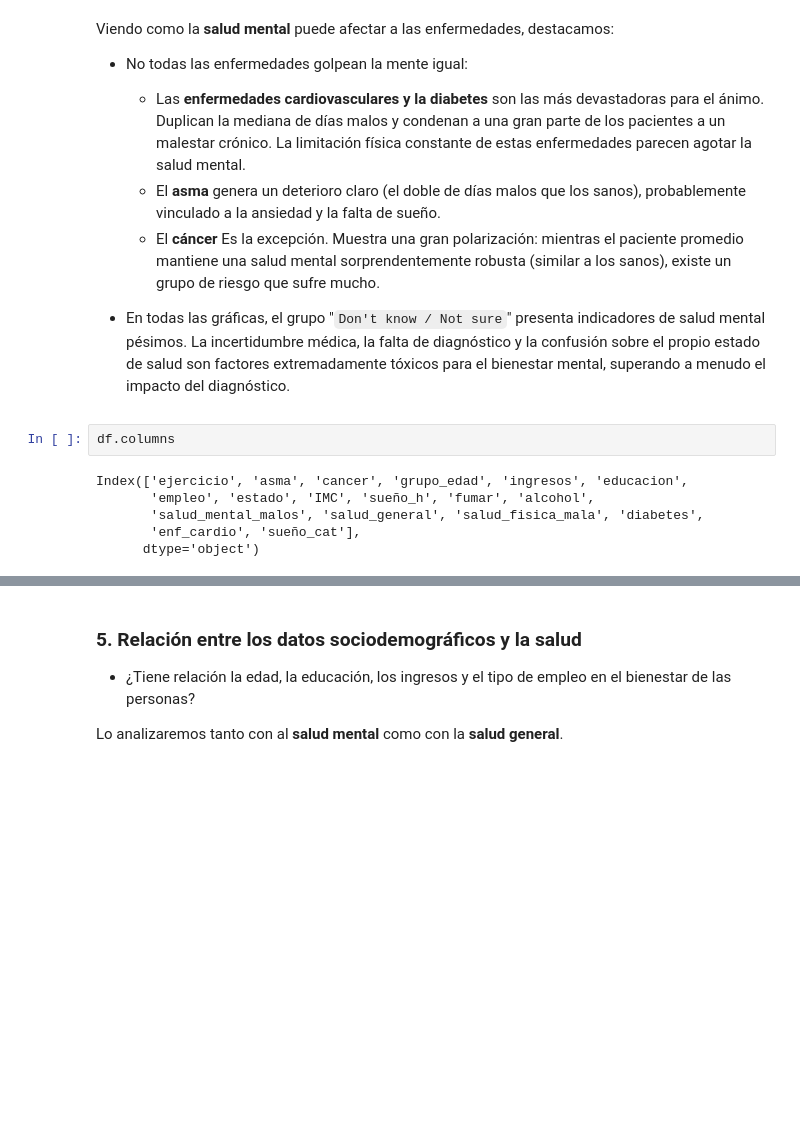
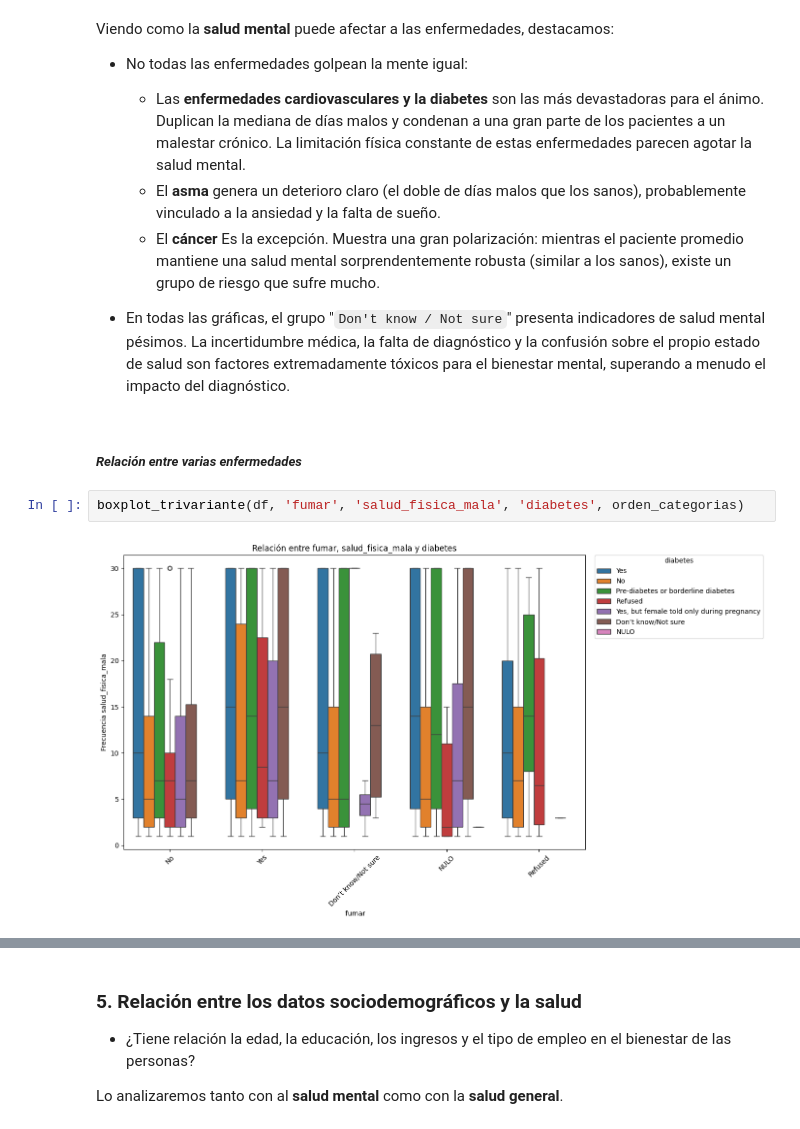
Before and after one commit to somm14/projects-evolve, a Jupyter notebook: EDA/notebooks/04_Visualizaciones_y_analisis.ipynb, the cells around one changed output, grey strips where cells are left out. Saved outputs shown, nothing was run; the diff lists cells and outputs as text; blank space fills up the shorter version.

```diff
--- a/EDA/notebooks/04_Visualizaciones_y_analisis.ipynb
+++ b/EDA/notebooks/04_Visualizaciones_y_analisis.ipynb
@@ -342,11 +342,9 @@ Viendo como la **salud mental** puede afectar a las enfermedades, destacamos:
     - El **cáncer** Es la excepción. Muestra una gran polarización: mientras el paciente promedio mantiene una salud mental sorprendentemente robusta (similar a los sanos), existe un grupo de riesgo que sufre mucho.
 
 - En todas las gráficas, el grupo "`Don't know / Not sure`" presenta indicadores de salud mental pésimos. La incertidumbre médica, la falta de diagnóstico y la confusión sobre el propio estado de salud son factores extremadamente tóxicos para el bienestar mental, superando a menudo el impacto del diagnóstico.
-# %%
-df.columns
-# %% [output]
-Index(['ejercicio', 'asma', 'cancer', 'grupo_edad', 'ingresos', 'educacion',
-       'empleo', 'estado', 'IMC', 'sueño_h', 'fumar', 'alcohol',
-       'salud_mental_malos', 'salud_general', 'salud_fisica_mala', 'diabetes',
-       'enf_cardio', 'sueño_cat'],
-      dtype='object')
+# %% [markdown]
+##### *Relación entre varias enfermedades*
+# %%
+boxplot_trivariante(df, 'fumar', 'salud_fisica_mala', 'diabetes', orden_categorias)
+# %% [output]
+[figure, added]
```
Also changed, not shown: parts of 9 cells of this notebook, 1 other file.
